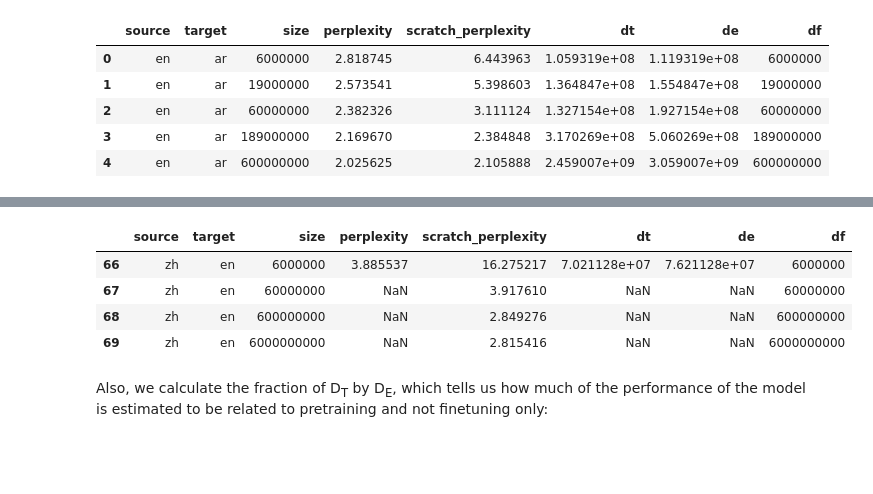
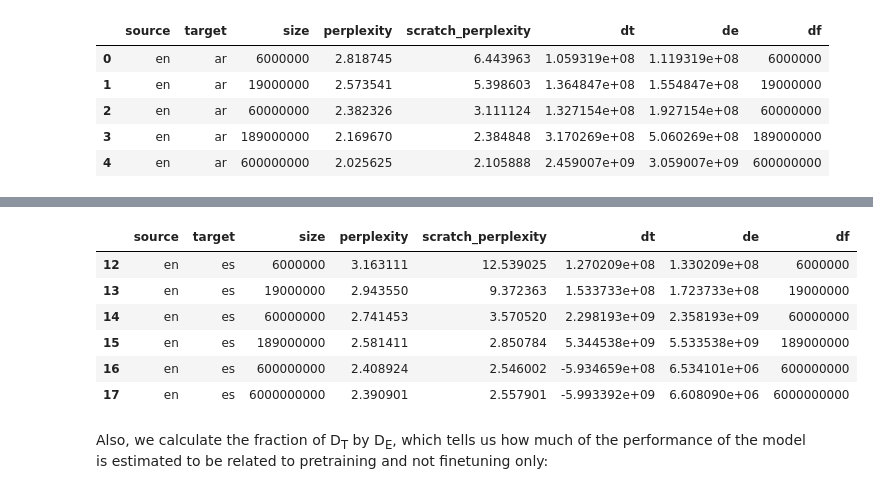
Before and after one commit to lersouza/language-transfer, a Jupyter notebook: notebooks/Data Analysis.ipynb, the cells around one changed output, grey strips where cells are left out. Saved outputs shown, nothing was run; the diff lists cells and outputs as text; code cells hidden in the pictures; blank space fills up the shorter version.

```diff
--- a/notebooks/Data Analysis.ipynb
+++ b/notebooks/Data Analysis.ipynb
@@ -161,11 +174,13 @@ estimated_dt_table.head()
 # %%
-estimated_dt_table[(estimated_dt_table.source == "zh") & (estimated_dt_table.target == "en")]
+estimated_dt_table[(estimated_dt_table.source == "en") & (estimated_dt_table.target == "es")]
 # %% [output]
 |  | source | target | size | perplexity | scratch_perplexity | dt | de | df |
-| 66 | zh | en | 6000000 | 3.885537 | 16.275217 | 7.021128e+07 | 7.621128e+07 | 6000000 |
-| 67 | zh | en | 60000000 | NaN | 3.917610 | NaN | NaN | 60000000 |
-| 68 | zh | en | 600000000 | NaN | 2.849276 | NaN | NaN | 600000000 |
-| 69 | zh | en | 6000000000 | NaN | 2.815416 | NaN | NaN | 6000000000 |
+| 12 | en | es | 6000000 | 3.163111 | 12.539025 | 1.270209e+08 | 1.330209e+08 | 6000000 |
+| 13 | en | es | 19000000 | 2.943550 | 9.372363 | 1.533733e+08 | 1.723733e+08 | 19000000 |
+| 14 | en | es | 60000000 | 2.741453 | 3.570520 | 2.298193e+09 | 2.358193e+09 | 60000000 |
+| 15 | en | es | 189000000 | 2.581411 | 2.850784 | 5.344538e+09 | 5.533538e+09 | 189000000 |
+| 16 | en | es | 600000000 | 2.408924 | 2.546002 | -5.934659e+08 | 6.534101e+06 | 600000000 |
+| 17 | en | es | 6000000000 | 2.390901 | 2.557901 | -5.993392e+09 | 6.608090e+06 | 6000000000 |
 # %% [markdown]
 Also, we calculate the fraction of D<sub>T</sub> by D<sub>E</sub>, which tells us how much of the performance of the model is estimated to be related to pretraining and not finetuning only:
 # %%
```
Also changed, not shown: parts of 62 cells of this notebook, 2 other files.
